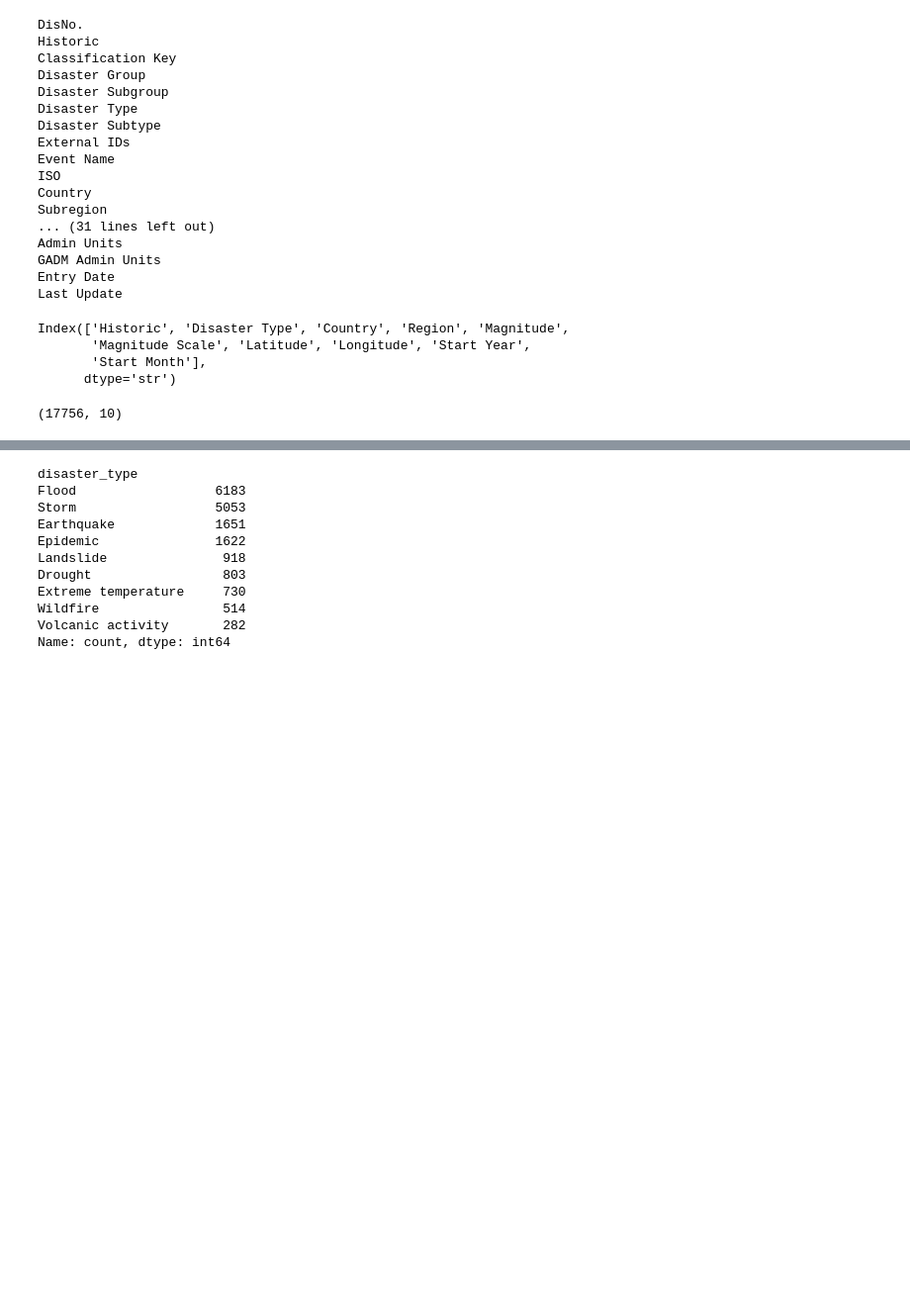
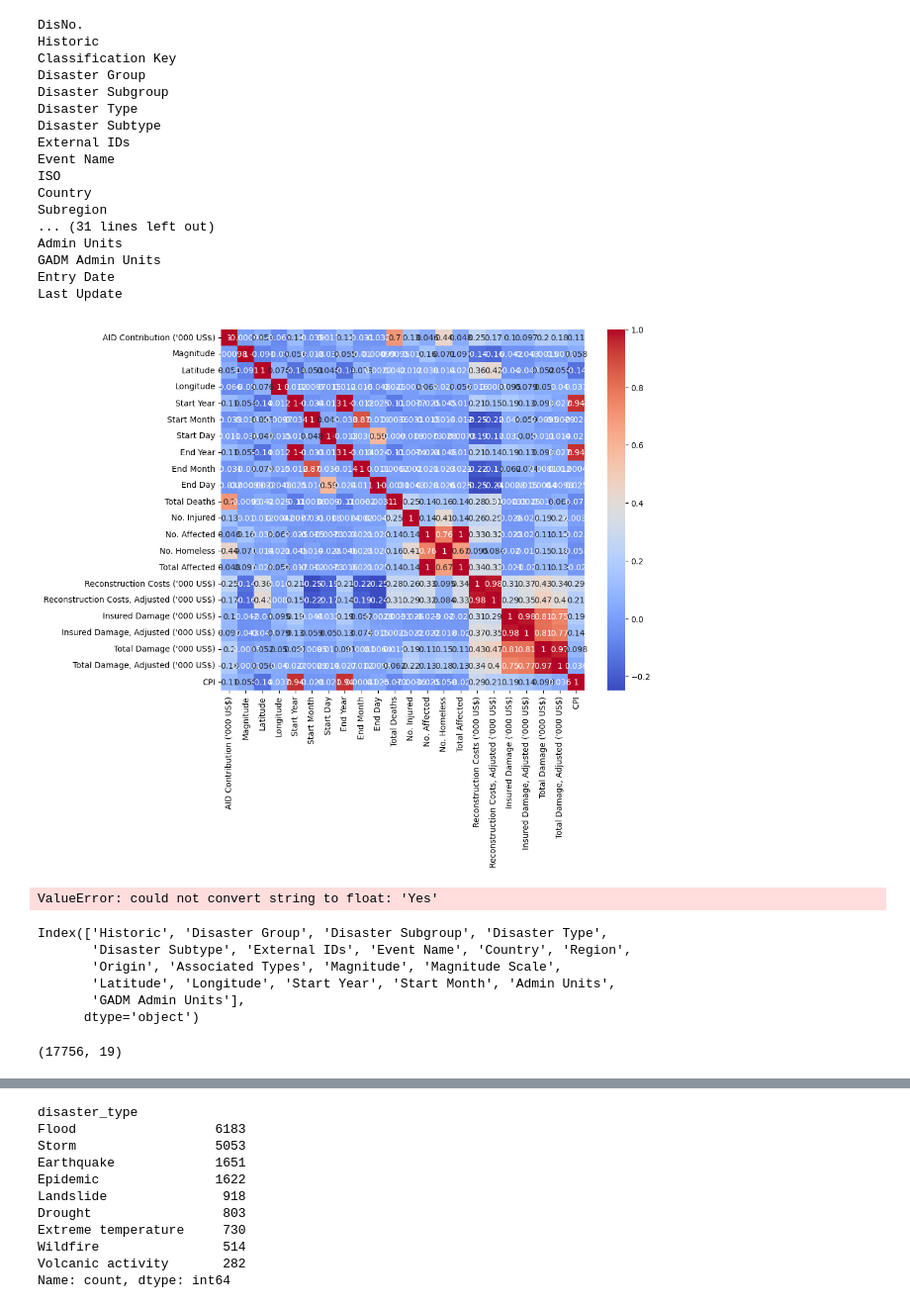
Before and after one commit to chaw-ai-tech/disaster-type-prediction, a Jupyter notebook: notebooks/02_data_cleaning.ipynb, the cells around one changed output, grey strips where cells are left out. Shown at 99% size. Drawn from its saved outputs; the diff is of its cells as text; code cells hidden in the pictures; blank space fills up the shorter version.

Commit message:
heatmap

```diff
--- a/notebooks/02_data_cleaning.ipynb
+++ b/notebooks/02_data_cleaning.ipynb
@@ -58,3 +58,16 @@ Admin Units
 GADM Admin Units
 Entry Date
 Last Update
+# %%
+data = data.drop(columns=['DisNo.'])
+# %%
+numeric_df = data.select_dtypes(include=['number'])
+# %%
+import seaborn as sns
+import matplotlib.pyplot as plt
+
+plt.figure(figsize=(10,8))
+sns.heatmap(numeric_df.corr(), annot=True, cmap='coolwarm')
+plt.show()
+# %% [output]
+[figure, added]
@@ -61,3 +77,12 @@ Last Update
+# %%
+from sklearn.ensemble import RandomForestClassifier
+
+model = RandomForestClassifier()
+model.fit(X, y)
+
+print(model.feature_importances_)
+# %% [output]
+ValueError: could not convert string to float: 'Yes'
 # %%
 drop_cols = [
     # Leakage - human impact
@@ -89,14 +114,16 @@ data = data.drop(columns=drop_cols, errors='ignore')
 # %%
 print(data.columns)
 # %% [output]
-Index(['Historic', 'Disaster Type', 'Country', 'Region', 'Magnitude',
-       'Magnitude Scale', 'Latitude', 'Longitude', 'Start Year',
-       'Start Month'],
-      dtype='str')
+Index(['Historic', 'Disaster Group', 'Disaster Subgroup', 'Disaster Type',
+       'Disaster Subtype', 'External IDs', 'Event Name', 'Country', 'Region',
+       'Origin', 'Associated Types', 'Magnitude', 'Magnitude Scale',
+       'Latitude', 'Longitude', 'Start Year', 'Start Month', 'Admin Units',
+       'GADM Admin Units'],
+      dtype='object')
 # %%
 data.shape
 # %% [output]
-(17756, 10)
+(17756, 19)
 # %%
 data.columns = data.columns.str.lower().str.replace(" ", "_")
 # %%
```
Also changed, not shown: parts of 4 cells of this notebook.
